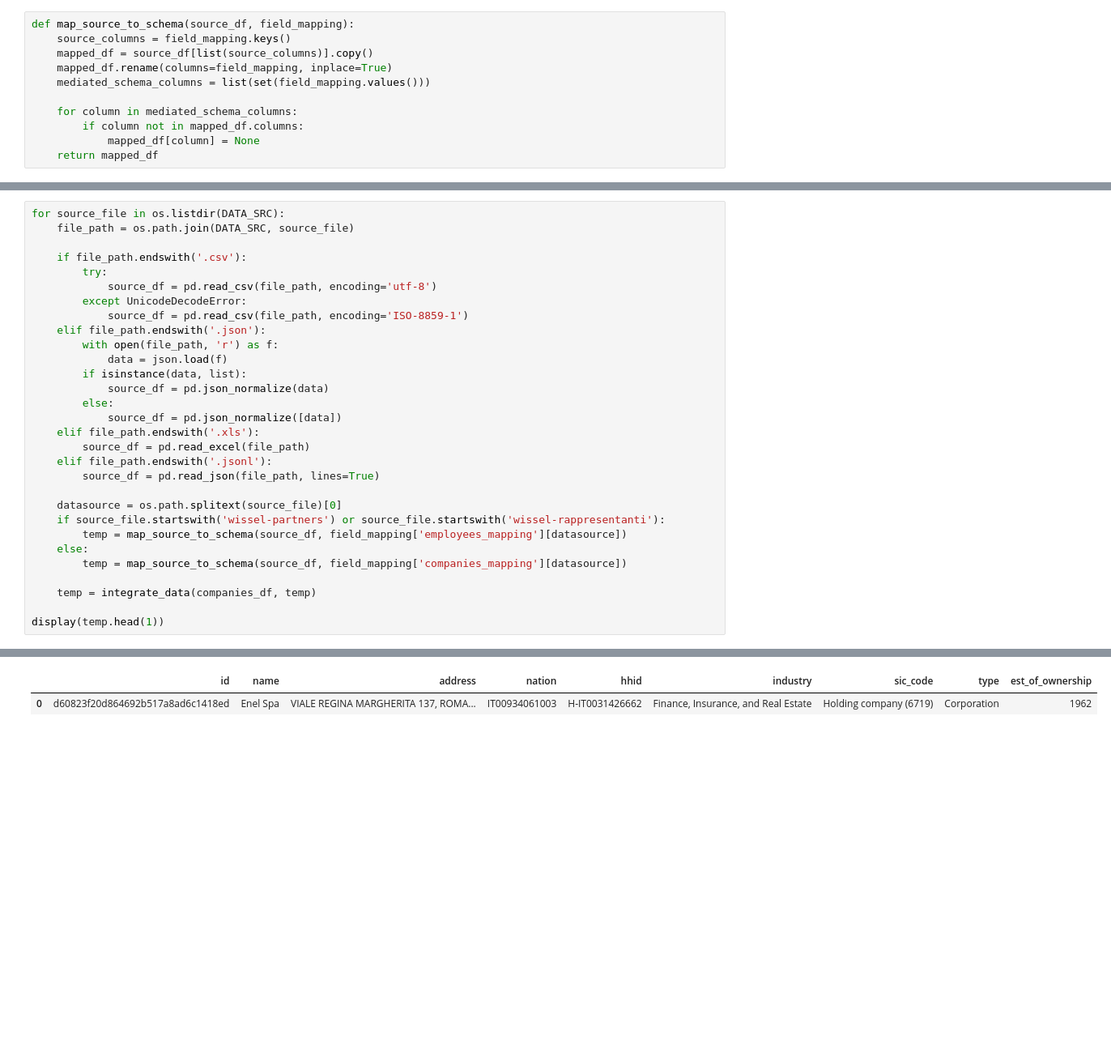
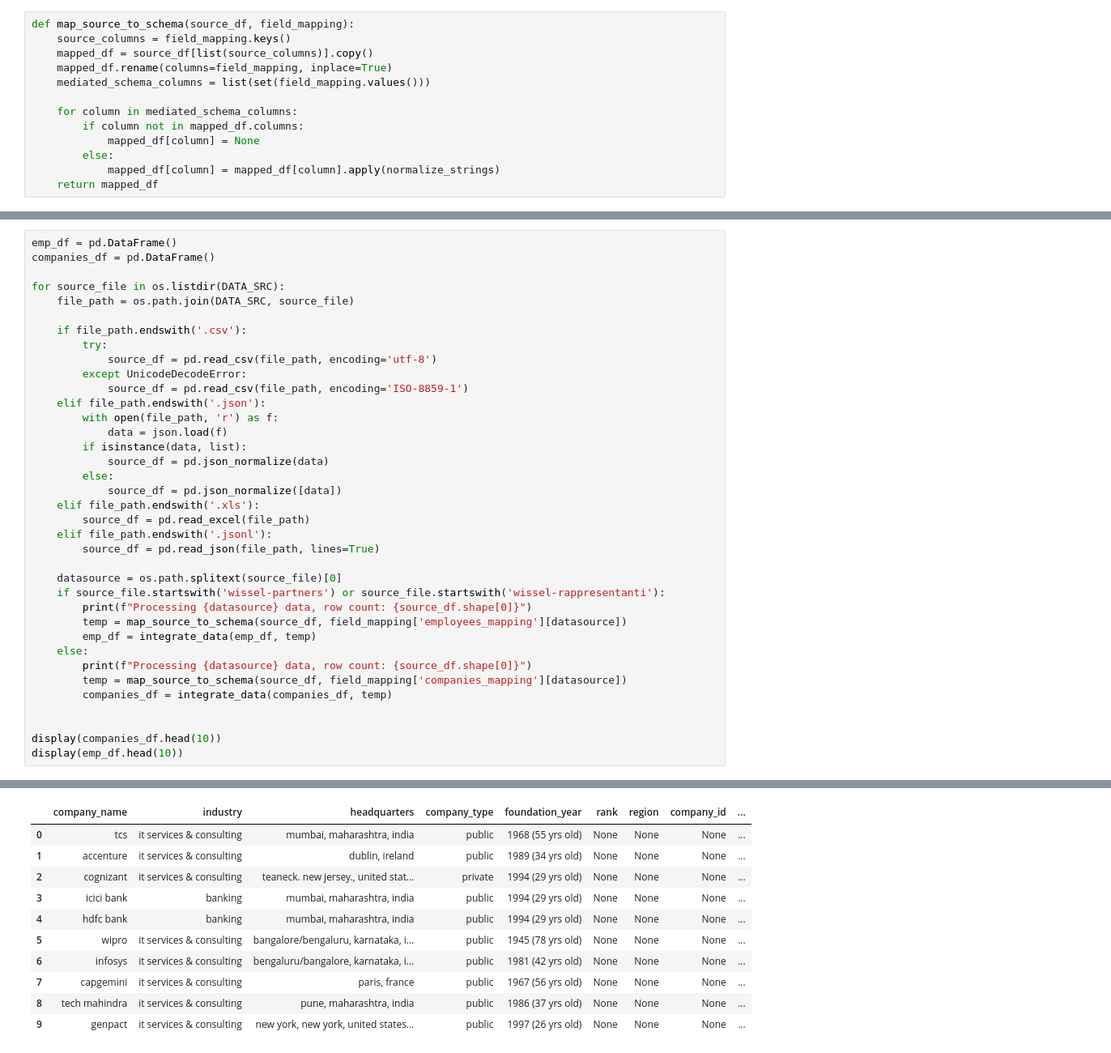
Before and after one commit to MatVitale6/IngegneriaDeiDatiProject, a Jupyter notebook: homework5/o1-mediated/analyzer.ipynb, the cells around one changed output, grey strips where cells are left out. Shown at 81% size. Saved outputs shown, nothing was run; the diff lists cells and outputs as text; blank space fills up the shorter version.

```diff
--- a/homework5/o1-mediated/analyzer.ipynb
+++ b/homework5/o1-mediated/analyzer.ipynb
@@ -48,6 +48,8 @@ def map_source_to_schema(source_df, field_mapping):
     for column in mediated_schema_columns:
         if column not in mapped_df.columns:
             mapped_df[column] = None
+        else:
+            mapped_df[column] = mapped_df[column].apply(normalize_strings)
     return mapped_df
 # %%
 def integrate_data(companies_df, transformed_df):
@@ -60,6 +62,9 @@ def integrate_data(companies_df, transformed_df):
 
     return integrated_df
 # %%
+emp_df = pd.DataFrame()
+companies_df = pd.DataFrame()
+
 for source_file in os.listdir(DATA_SRC):
     file_path = os.path.join(DATA_SRC, source_file)
 
@@ -82,11 +87,15 @@ for source_file in os.listdir(DATA_SRC):
 
     datasource = os.path.splitext(source_file)[0]
     if source_file.startswith('wissel-partners') or source_file.startswith('wissel-rappresentanti'):
+        print(f"Processing {datasource} data, row count: {source_df.shape[0]}")
         temp = map_source_to_schema(source_df, field_mapping['employees_mapping'][datasource])
+        emp_df = integrate_data(emp_df, temp)
     else:
+        print(f"Processing {datasource} data, row count: {source_df.shape[0]}")
         temp = map_source_to_schema(source_df, field_mapping['companies_mapping'][datasource])
+        companies_df = integrate_data(companies_df, temp)
 
-    temp = integrate_data(companies_df, temp)
 
-display(temp.head(1))
+display(companies_df.head(10))
+display(emp_df.head(10))
 # %% [output]
@@ -93,2 +119,11 @@ display(temp.head(1))
-|  | id | name | address | nation | hhid | industry | sic_code | type | est_of_ownership |
-| 0 | d60823f20d864692b517a8ad6c1418ed | Enel Spa | VIALE REGINA MARGHERITA 137, ROMA... | IT00934061003 | H-IT0031426662 | Finance, Insurance, and Real Estate | Holding company (6719) | Corporation | 1962 |
+|  | company_name | industry | headquarters | company_type | foundation_year | rank | region | company_id | ... |
+| 0 | tcs | it services & consulting | mumbai, maharashtra, india | public | 1968 (55 yrs old) | None | None | None | ... |
+| 1 | accenture | it services & consulting | dublin, ireland | public | 1989 (34 yrs old) | None | None | None | ... |
+| 2 | cognizant | it services & consulting | teaneck. new jersey., united stat... | private | 1994 (29 yrs old) | None | None | None | ... |
+| 3 | icici bank | banking | mumbai, maharashtra, india | public | 1994 (29 yrs old) | None | None | None | ... |
+| 4 | hdfc bank | banking | mumbai, maharashtra, india | public | 1994 (29 yrs old) | None | None | None | ... |
+| 5 | wipro | it services & consulting | bangalore/bengaluru, karnataka, i... | public | 1945 (78 yrs old) | None | None | None | ... |
+| 6 | infosys | it services & consulting | bengaluru/bangalore, karnataka, i... | public | 1981 (42 yrs old) | None | None | None | ... |
+| 7 | capgemini | it services & consulting | paris, france | public | 1967 (56 yrs old) | None | None | None | ... |
+| 8 | tech mahindra | it services & consulting | pune, maharashtra, india | public | 1986 (37 yrs old) | None | None | None | ... |
+| 9 | genpact | it services & consulting | new york, new york, united states... | public | 1997 (26 yrs old) | None | None | None | ... |
```
Also changed, not shown: parts of 2 cells of this notebook, 2 other files.
